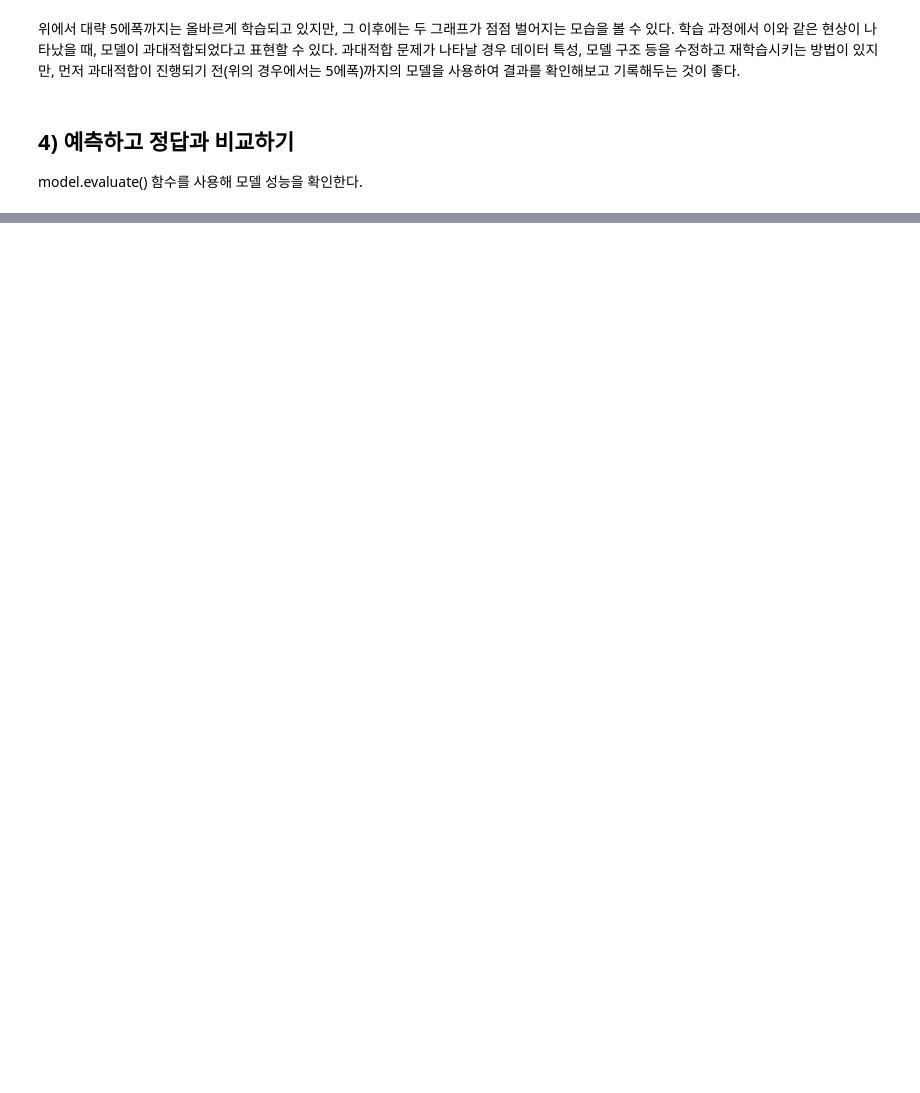
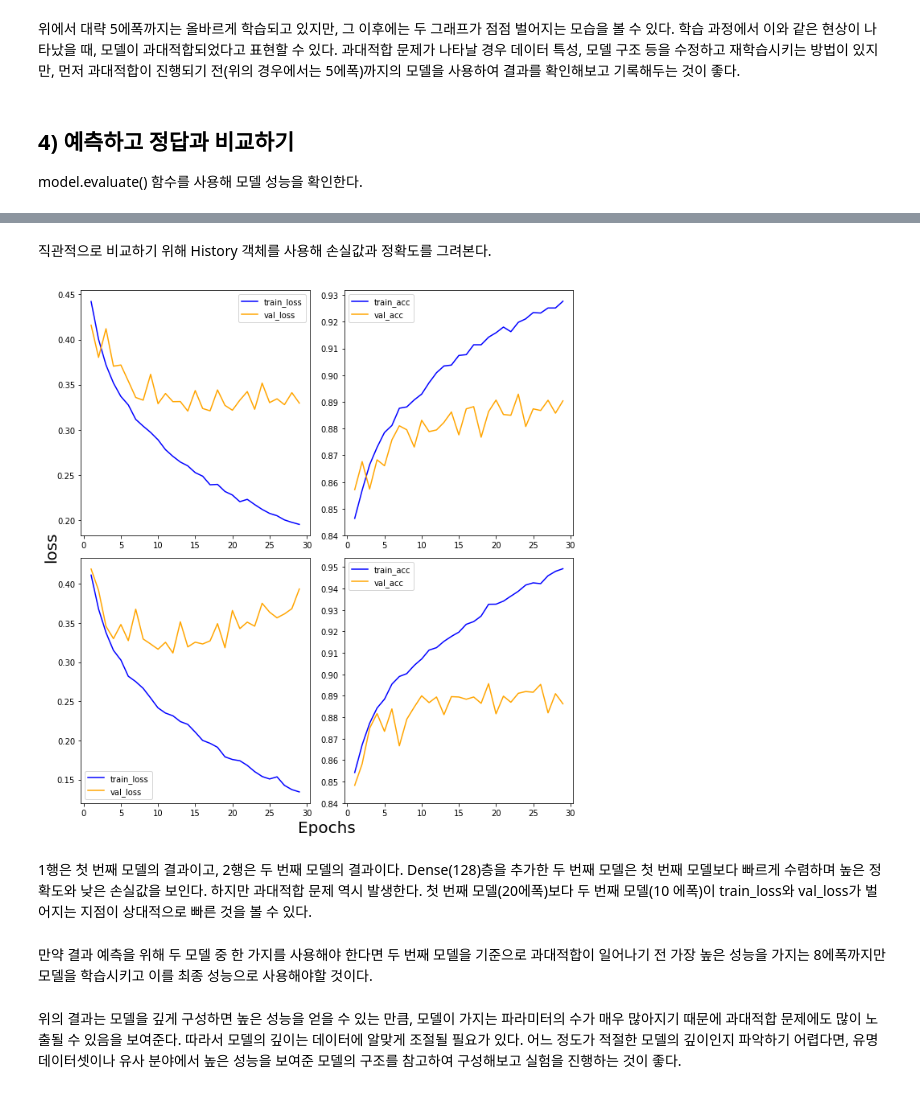
Before and after one commit to spacemaninSeoul/justpractice, a Jupyter notebook: Using_Neural_Network_Fashion_MNIST.ipynb, the cells around one changed output, grey strips where cells are left out. Cells and saved outputs as stored; diff of their text form; code cells hidden in the pictures; blank space fills up the shorter version.

```diff
--- a/Using_Neural_Network_Fashion_MNIST.ipynb
+++ b/Using_Neural_Network_Fashion_MNIST.ipynb
@@ -246,0 +392,11 @@ model.evaluate(x_test, y_test)
+# %%
+# 학습 과정 설정 및 학습하기
+first_model.compile(optimizer='adam', # 옵티마이저 : Adam
+                    loss = 'categorical_crossentropy', # 손실함수 : categorical_crossentropy,
+                    metrics = ['acc'] # 모니터링 할 평가지표: acc
+                    )
+
+first_history = first_model.fit(x_train, y_train,
+                                epochs = 30,
+                                batch_size = 128,
+                                validation_data = (x_val, y_val))
@@ -246,0 +464,50 @@ model.evaluate(x_test, y_test)
+# %% [markdown]
+직관적으로 비교하기 위해 History 객체를 사용해 손실값과 정확도를 그려본다.
+# %%
+# 두 모델의 학습 과정 그려보기
+import numpy as np
+import matplotlib.pyplot as plt
+
+def draw_loss_acc(history_1, history_2, epochs):
+  his_dict_1 = history_1.history
+  his_dict_2 = history_2.history
+  keys = list(his_dict_1.keys())
+
+  epochs = range(1, epochs)
+  fig = plt.figure(figsize= (10, 10))
+  ax = fig.add_subplot(1, 1, 1)
+  # axis 선과 ax의 축 레이블을 제거한다.
+  ax.spines['top'].set_color('none')
+  ax.spines['bottom'].set_color('none')
+  ax.spines['left'].set_color('none')
+  ax.spines['right'].set_color('none')
+  ax.tick_params(labelcolor='w', top=False,
+                 bottom=False, left=False, right=False)
+
+  for i in range(len(his_dict_1)):
+    temp_ax = fig.add_subplot(2, 2, i + 1)
+    temp = keys[i%2]
+    val_temp = keys[(i + 2)%2 + 2]
+    temp_history = his_dict_1 if i < 2 else his_dict_2
+    temp_ax.plot(epochs , temp_history[temp][1:],
+                 color = 'blue', label = 'train_' + temp)
+    temp_ax.plot(epochs, temp_history[val_temp][1:],
+                 color = 'orange', label = val_temp)
+    if(i == 1 or i==3):
+      start, end = temp_ax.get_ylim()
+      temp_ax.yaxis.set_ticks(np.arange(np.round(start, 2), end, 0.01))
+    temp_ax.legend()
+  ax.set_ylabel('loss', size=20)
+  ax.set_xlabel('Epochs', size=20)
+  plt.tight_layout()
+  plt.show()
+
+draw_loss_acc(first_history, second_history, 30)
+# %% [output]
+[figure, added]
+# %% [markdown]
+1행은 첫 번째 모델의 결과이고, 2행은 두 번째 모델의 결과이다. Dense(128)층을 추가한 두 번째 모델은 첫 번째 모델보다 빠르게 수렴하며 높은 정확도와 낮은 손실값을 보인다. 하지만 과대적합 문제 역시 발생한다. 첫 번째 모델(20에폭)보다 두 번째 모델(10 에폭)이 train_loss와 val_loss가 벌어지는 지점이 상대적으로 빠른 것을 볼 수 있다.
+# %% [markdown]
+만약 결과 예측을 위해 두 모델 중 한 가지를 사용해야 한다면 두 번째 모델을 기준으로 과대적합이 일어나기 전 가장 높은 성능을 가지는 8에폭까지만 모델을 학습시키고 이를 최종 성능으로 사용해야할 것이다.
+# %% [markdown]
+위의 결과는 모델을 깊게 구성하면 높은 성능을 얻을 수 있는 만큼, 모델이 가지는 파라미터의 수가 매우 많아지기 때문에 과대적합 문제에도 많이 노출될 수 있음을 보여준다. 따라서 모델의 깊이는 데이터에 알맞게 조절될 필요가 있다. 어느 정도가 적절한 모델의 깊이인지 파악하기 어렵다면, 유명 데이터셋이나 유사 분야에서 높은 성능을 보여준 모델의 구조를 참고하여 구성해보고 실험을 진행하는 것이 좋다.
```
Also changed, not shown: parts of 25 cells of this notebook.
